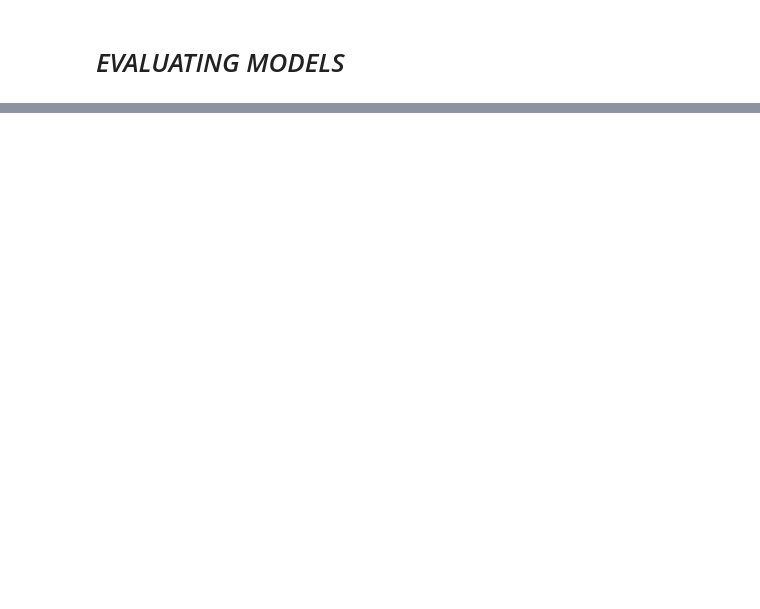
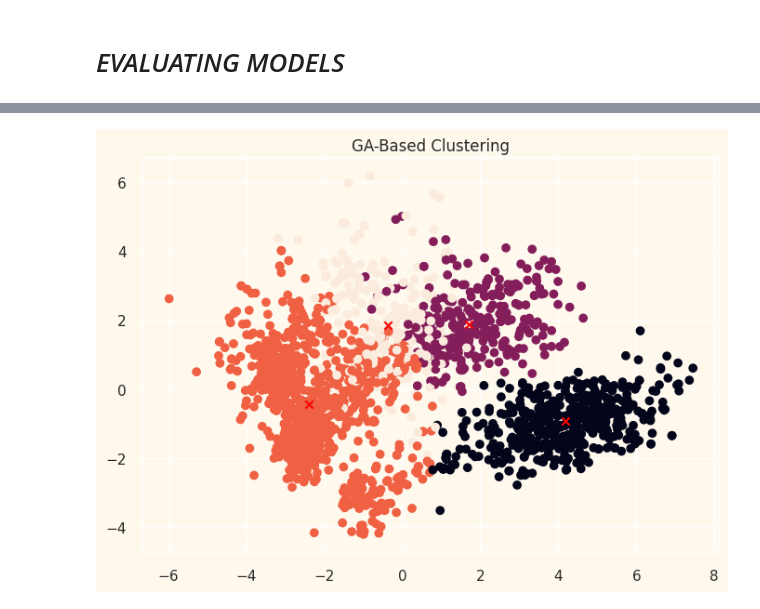
Before and after one commit to FarrahTharwat/CI_Project, a Jupyter notebook: projectci.ipynb, the cells around one changed output, grey strips where cells are left out. Cells and saved outputs as stored; diff of their text form; code cells hidden in the pictures; blank space fills up the shorter version.

```diff
--- a/projectci.ipynb
+++ b/projectci.ipynb
@@ -238,0 +385,47 @@ plt.show()
+# %%
+#Selection (Tournament or Roulette)
+def select_parents(pop, scores):
+    idx = np.argsort(scores)
+    return [pop[i] for i in idx[:2]]  # take best two
+# %%
+#Crossover
+def crossover(parent1, parent2):
+    child = (parent1 + parent2) / 2
+    return child
+# %%
+#Mutation
+def mutate(individual):
+    for i in range(n_clusters):
+        for j in range(n_features):
+            if random.random() < mutation_rate:
+                individual[i][j] += np.random.normal()
+    return individual
+# %%
+#The GA Loop
+population = initialize_population()
+
+for gen in range(n_generations):
+    scores = [fitness(ind) for ind in population]
+    parents = select_parents(population, scores)
+
+    children = []
+    while len(children) < pop_size:
+        child = crossover(parents[0], parents[1])
+        child = mutate(child)
+        children.append(child)
+
+    population = children  # next gen replaces current
+
+# Best final solution
+final_scores = [fitness(ind) for ind in population]
+best_centroids = population[np.argmin(final_scores)]
+# %%
+#Visualize Clusters
+import matplotlib.pyplot as plt
+labels, _ = pairwise_distances_argmin_min(X, best_centroids)
+plt.scatter(X[:, 0], X[:, 1], c=labels)
+plt.scatter(best_centroids[:, 0], best_centroids[:, 1], c='red', marker='x')
+plt.title("GA-Based Clustering")
+plt.show()
+# %% [output]
+[figure, added]
```
Also changed, not shown: parts of 30 cells of this notebook.
